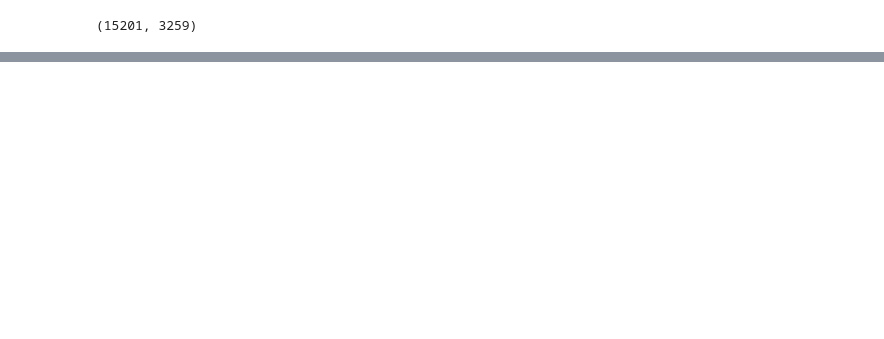
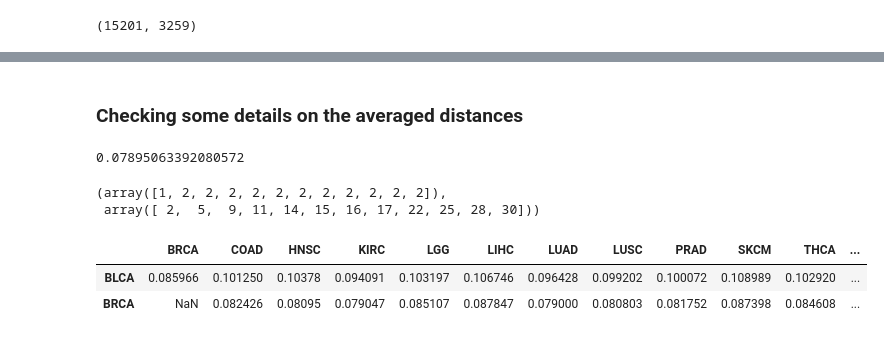
Before and after one commit to tjiagoM/gtex-transcriptome-modelling, a Jupyter notebook: 12_tcga.ipynb, the cells around one changed output, grey strips where cells are left out. Cells and saved outputs as stored; diff of their text form; code cells hidden in the pictures; blank space fills up the shorter version.

```diff
--- a/12_tcga.ipynb
+++ b/12_tcga.ipynb
@@ -330,0 +444,25 @@ for tcga_name, tcga_df in TCGA_UMAPS.items():
+# %%
+# submatrix
+genes_existing = set()
+
+for tissue in TISSUES:
+    all_data = []
+    indexes = []
+
+    communities = pickle.load(open("results/louvain_modules_" + tissue + ".pkl", "rb"))
+
+    try:
+        for community_id in range(1, 999999):
+            arr_com = []
+            dic_community = pickle.load(open("svm_results/" + tissue + '_' + str(community_id) + ".pkl", "rb"))
+            len_common = len(dic_community['genes'])
+            if len_common <= 3:
+                continue
+
+            for gene in dic_community['genes']:
+                genes_existing.add(gene)
+    except Exception as e:
+        pass
+# %%
+filtered_genes_df = all_df.loc[:, sorted(list(genes_existing))]
+filtered_genes_df.shape
@@ -330,0 +565,7 @@ for tcga_name, tcga_df in TCGA_UMAPS.items():
+# %%
+# Saving everything
+pd.DataFrame(distance_vectors).to_csv('results/tcga_distance_vectors.csv')
+averaged_distances = global_distances / BOOTSTRAP_RUNS
+np.save('results/tcga_averaged_distances.npy', averaged_distances)
+
+averaged_distances[averaged_distances == 0] = np.nan
@@ -330,0 +600,20 @@ for tcga_name, tcga_df in TCGA_UMAPS.items():
+# %% [markdown]
+### Checking some details on the averaged distances
+# %%
+np.nanmin(averaged_distances)
+# %% [output]
+0.07895063392080572
+# %%
+averaged_distances[np.isnan(averaged_distances)] = 10
+arr_tmp = np.where(averaged_distances < 0.09)
+arr_tmp
+# %% [output]
+(array([1, 2, 2, 2, 2, 2, 2, 2, 2, 2, 2, 2]),
+ array([ 2,  5,  9, 11, 14, 15, 16, 17, 22, 25, 28, 30]))
+# %%
+averaged_distances[averaged_distances == 10] = np.nan
+pd.DataFrame(averaged_distances, index=TCGA_TISSUES, columns=TCGA_TISSUES).iloc[np.unique(arr_tmp[0]), arr_tmp[1]]
+# %% [output]
+|  | BRCA | COAD | HNSC | KIRC | LGG | LIHC | LUAD | LUSC | PRAD | SKCM | THCA | ... |
+| BLCA | 0.085966 | 0.101250 | 0.10378 | 0.094091 | 0.103197 | 0.106746 | 0.096428 | 0.099202 | 0.100072 | 0.108989 | 0.102920 | ... |
+| BRCA | NaN | 0.082426 | 0.08095 | 0.079047 | 0.085107 | 0.087847 | 0.079000 | 0.080803 | 0.081752 | 0.087398 | 0.084608 | ... |
```
Also changed, not shown: parts of 40 cells of this notebook, 4 other files.
